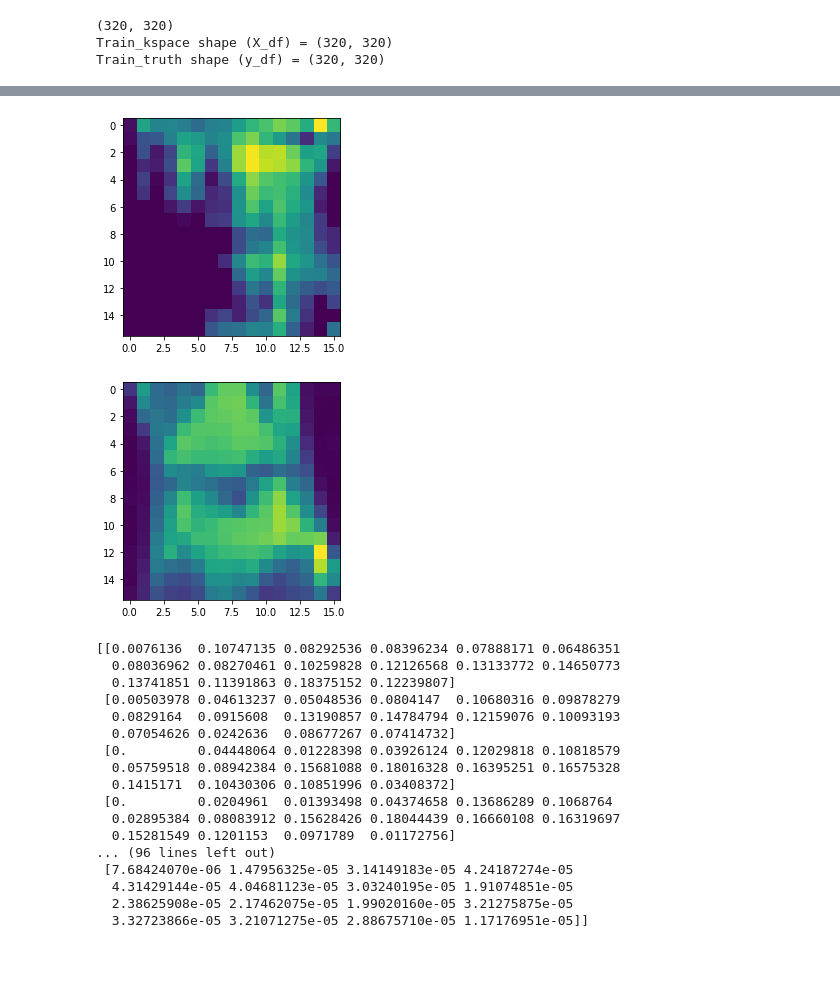
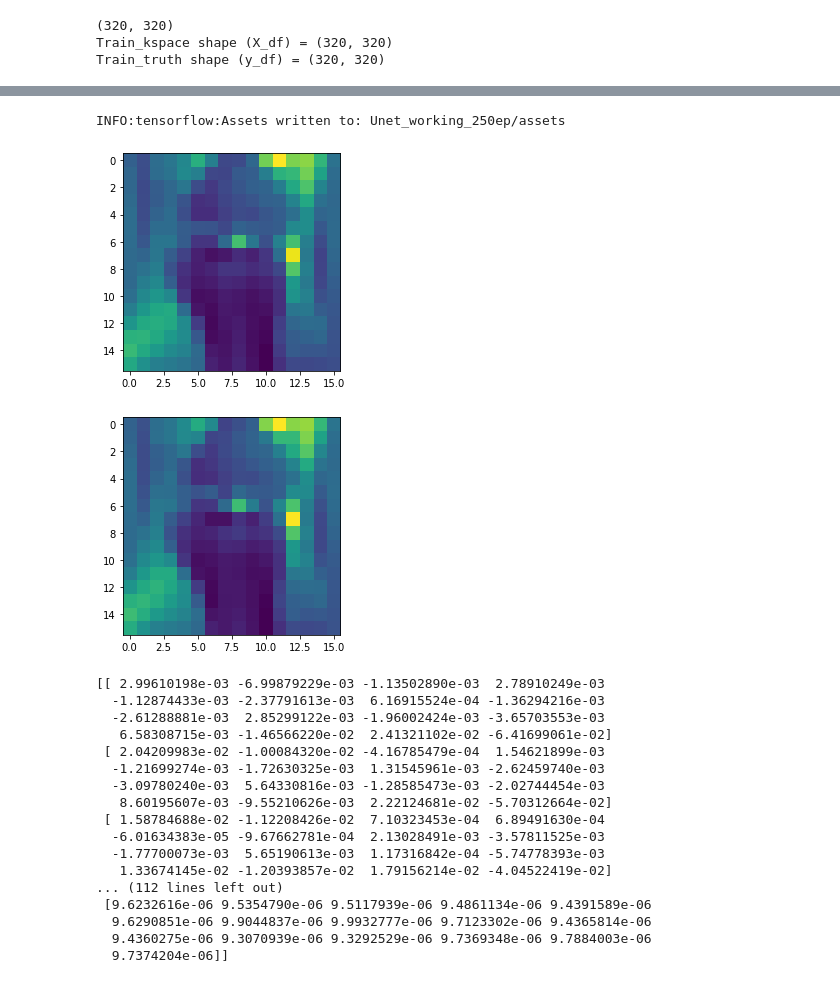
Before and after one commit to DavidRimel/ProjectProposalCMSE890, a Jupyter notebook: fastMRI_SingleCoil_LowRes.ipynb, the cells around one changed output, grey strips where cells are left out. Drawn from its saved outputs; the diff is of its cells as text; code cells hidden in the pictures.

Commit message:
adding finished model and code.

```diff
--- a/fastMRI_SingleCoil_LowRes.ipynb
+++ b/fastMRI_SingleCoil_LowRes.ipynb
@@ -51,8 +51,8 @@ def data_transform(kspace, mask):
 
 #path to data
 dataDir = "/Users/DavidRimel/Desktop/CMSE890/Project/projectData/"
-test_file = "single_test_knee/singlecoil_test" #"knee_multicoil_test_v2.tar.gz"
-train_file = "single_val_knee/singlecoil_val" #"multicoil_val.tar.gz"
+test_file = "single_val_knee/singlecoil_val" #"knee_multicoil_test_v2.tar.gz"
+train_file = "single_train_knee/singlecoil_train" #"multicoil_val.tar.gz"
 
 def hdf5_iter(Dir):
     return glob.iglob(dataDir+Dir+'/*.h5')
@@ -148,8 +148,8 @@ for h5 in hdf5_iter(train_file):
         volume_kspace = hf['kspace'][()]
         volume_esc_recon = hf['reconstruction_esc'][()]
         volume_rss_recon = hf['reconstruction_rss'][()]
-        slice_esc_recon = volume_esc_recon[slice_num-4:slice_num+4]
-        slice_rss_recon = volume_rss_recon[slice_num-4:slice_num+4]
+        slice_esc_recon = volume_esc_recon[0:2*slice_num+1]
+        slice_rss_recon = volume_rss_recon[0:2*slice_num+1]
         slice_kspace = fftshift(fft2(slice_esc_recon)) #need this to be real..
 
         #mask k-space
@@ -158,8 +158,8 @@ for h5 in hdf5_iter(train_file):
         mask_img = ifft2(ifftshift(mask_kspace)).real #grab real compoment
 
         #downsample
-        lowres_X = resize(mask_img, (8,Ns,Ns),anti_aliasing=True)
-        lowres_y = resize(slice_esc_recon, (8,Ns,Ns),anti_aliasing=True)
+        lowres_X = resize(mask_img, (2*slice_num,Ns,Ns),anti_aliasing=True)
+        lowres_y = resize(slice_esc_recon, (2*slice_num,Ns,Ns),anti_aliasing=True)
         #print(lowres_X.shape)
 
         #plot k-space
@@ -173,8 +173,8 @@ for h5 in hdf5_iter(train_file):
         #plt.show()
 
         #add to List for dictionary
-        X.append(lowres_X)
-        y.append(lowres_y)
+        X.append(np.abs(lowres_X))
+        y.append(np.abs(lowres_y))
 
 
     hf.close()
@@ -182,6 +182,7 @@ for h5 in hdf5_iter(train_file):
 X = np.array(X)
 y = np.array(y)
 
+
 X_n = X.reshape(X.shape[0]*X.shape[1],Ns,Ns,1)
 y_n = y.reshape(y.shape[0]*y.shape[1],Ns,Ns,1)
 # %% [output]
@@ -275,15 +296,8 @@ def Unet_Paper(X_shape):
     conv9 = tf.keras.layers.BatchNormalization()(conv9)
 
     #Output Layer
-    merge10 = concatenate([conv9,conv1,input_layer], axis = 3)
-    output_layer = tf.keras.layers.Conv2D(36, Ns, activation='relu',padding = 'same')(merge10)
-    output_layer = tf.keras.layers.BatchNormalization()(output_layer)
-    output_layer = tf.keras.layers.Conv2D(16, Ns, activation='relu',padding = 'same')(output_layer)
-    output_layer = tf.keras.layers.BatchNormalization()(output_layer)
-    output_layer = tf.keras.layers.Conv2D(8, 3, activation='relu', padding = 'same')(output_layer)
-    output_layer = tf.keras.layers.BatchNormalization()(output_layer)
-    output_layer = tf.keras.layers.Conv2D(3, 3, activation='relu', padding = 'same')(output_layer)
-    output_layer = tf.keras.layers.Conv2D(1, 1, activation='relu', padding = 'same')(output_layer)
+    output_layer = tf.keras.layers.Conv2D(16, 1, padding = 'same')(conv9)
+    output_layer = tf.keras.layers.Conv2D(1, 1, padding = 'same')(output_layer)
 
     model = Model(inputs=input_layer, outputs=output_layer)
     model.compile(optimizer = tf.keras.optimizers.RMSprop(learning_rate=0.001), loss = tf.keras.losses.mean_absolute_error)
@@ -485,35 +510,39 @@ Start of epoch 6
 KeyboardInterrupt:
+# %%
+MODEL.save('Unet_working_250ep')
+# %% [output]
+INFO:tensorflow:Assets written to: Unet_working_250ep/assets
 # %%
-y_pred = MODEL(X_data[:,:,:,0,:])
+y_pred = MODEL(X_std_data[50:55,:,:,0,:])
 yp = y_pred.numpy().reshape(-1,Ns,Ns)
 # %%
-data_num = 100
+data_num = 2
 
 plt.imshow(yp[data_num])
 plt.show()
-plt.imshow(X_data[data_num,:,:,0,:].reshape(Ns,Ns))
+plt.imshow(X_std_data[data_num+50,:,:,1,:].reshape(Ns,Ns))
 plt.show()
 # %% [output]
-[figure, old version]
+[figure, new version]
-[figure, old version]
+[figure, new version]
 # %%
-print(yp[0])
+print(yp[1])
 print(X_data[0,:,:,0,:].reshape(Ns,Ns))
 # %% [output]
-[[0.0076136  0.10747135 0.08292536 0.08396234 0.07888171 0.06486351
-  0.08036962 0.08270461 0.10259828 0.12126568 0.13133772 0.14650773
-  0.13741851 0.11391863 0.18375152 0.12239807]
- [0.00503978 0.04613237 0.05048536 0.0804147  0.10680316 0.09878279
-  0.0829164  0.0915608  0.13190857 0.14784794 0.12159076 0.10093193
-  0.07054626 0.0242636  0.08677267 0.07414732]
- [0.         0.04448064 0.01228398 0.03926124 0.12029818 0.10818579
-  0.05759518 0.08942384 0.15681088 0.18016328 0.16395251 0.16575328
-  0.1415171  0.10430306 0.10851996 0.03408372]
- [0.         0.0204961  0.01393498 0.04374658 0.13686289 0.1068764
-  0.02895384 0.08083912 0.15628426 0.18044439 0.16660108 0.16319697
-  0.15281549 0.1201153  0.0971789  0.01172756]
-... (96 lines left out)
- [7.68424070e-06 1.47956325e-05 3.14149183e-05 4.24187274e-05
-  4.31429144e-05 4.04681123e-05 3.03240195e-05 1.91074851e-05
-  2.38625908e-05 2.17462075e-05 1.99020160e-05 3.21275875e-05
-  3.32723866e-05 3.21071275e-05 2.88675710e-05 1.17176951e-05]]
+[[ 2.99610198e-03 -6.99879229e-03 -1.13502890e-03  2.78910249e-03
+  -1.12874433e-03 -2.37791613e-03  6.16915524e-04 -1.36294216e-03
+  -2.61288881e-03  2.85299122e-03 -1.96002424e-03 -3.65703553e-03
+   6.58308715e-03 -1.46566220e-02  2.41321102e-02 -6.41699061e-02]
+ [ 2.04209983e-02 -1.00084320e-02 -4.16785479e-04  1.54621899e-03
+  -1.21699274e-03 -1.72630325e-03  1.31545961e-03 -2.62459740e-03
+  -3.09780240e-03  5.64330816e-03 -1.28585473e-03 -2.02744454e-03
+   8.60195607e-03 -9.55210626e-03  2.22124681e-02 -5.70312664e-02]
+ [ 1.58784688e-02 -1.12208426e-02  7.10323453e-04  6.89491630e-04
+  -6.01634383e-05 -9.67662781e-04  2.13028491e-03 -3.57811525e-03
+  -1.77700073e-03  5.65190613e-03  1.17316842e-04 -5.74778393e-03
+   1.33674145e-02 -1.20393857e-02  1.79156214e-02 -4.04522419e-02]
+... (112 lines left out)
+ [9.6232616e-06 9.5354790e-06 9.5117939e-06 9.4861134e-06 9.4391589e-06
+  9.6290851e-06 9.9044837e-06 9.9932777e-06 9.7123302e-06 9.4365814e-06
+  9.4360275e-06 9.3070939e-06 9.3292529e-06 9.7369348e-06 9.7884003e-06
+  9.7374204e-06]]
```
Also changed, not shown: parts of 5 cells of this notebook, 3 other files.
